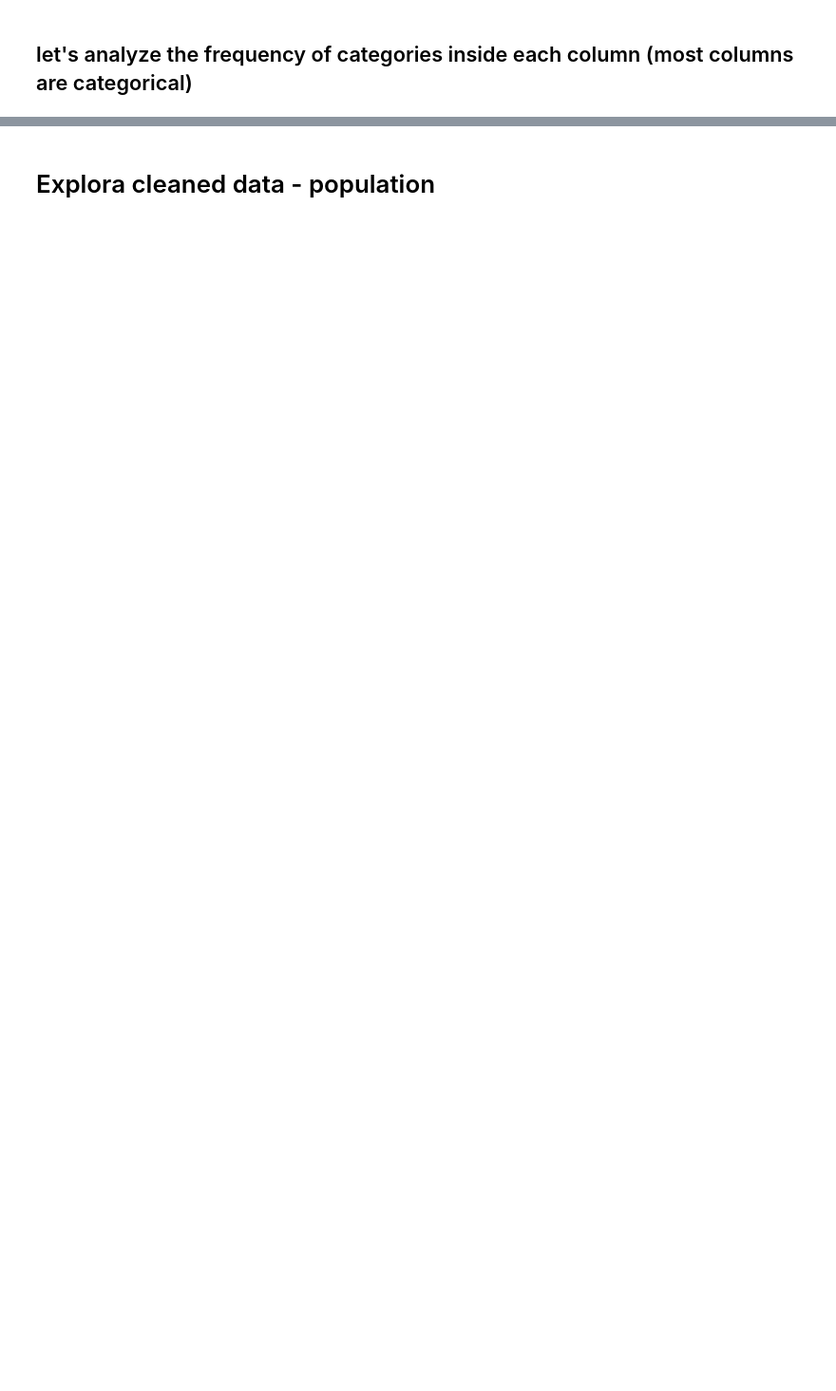
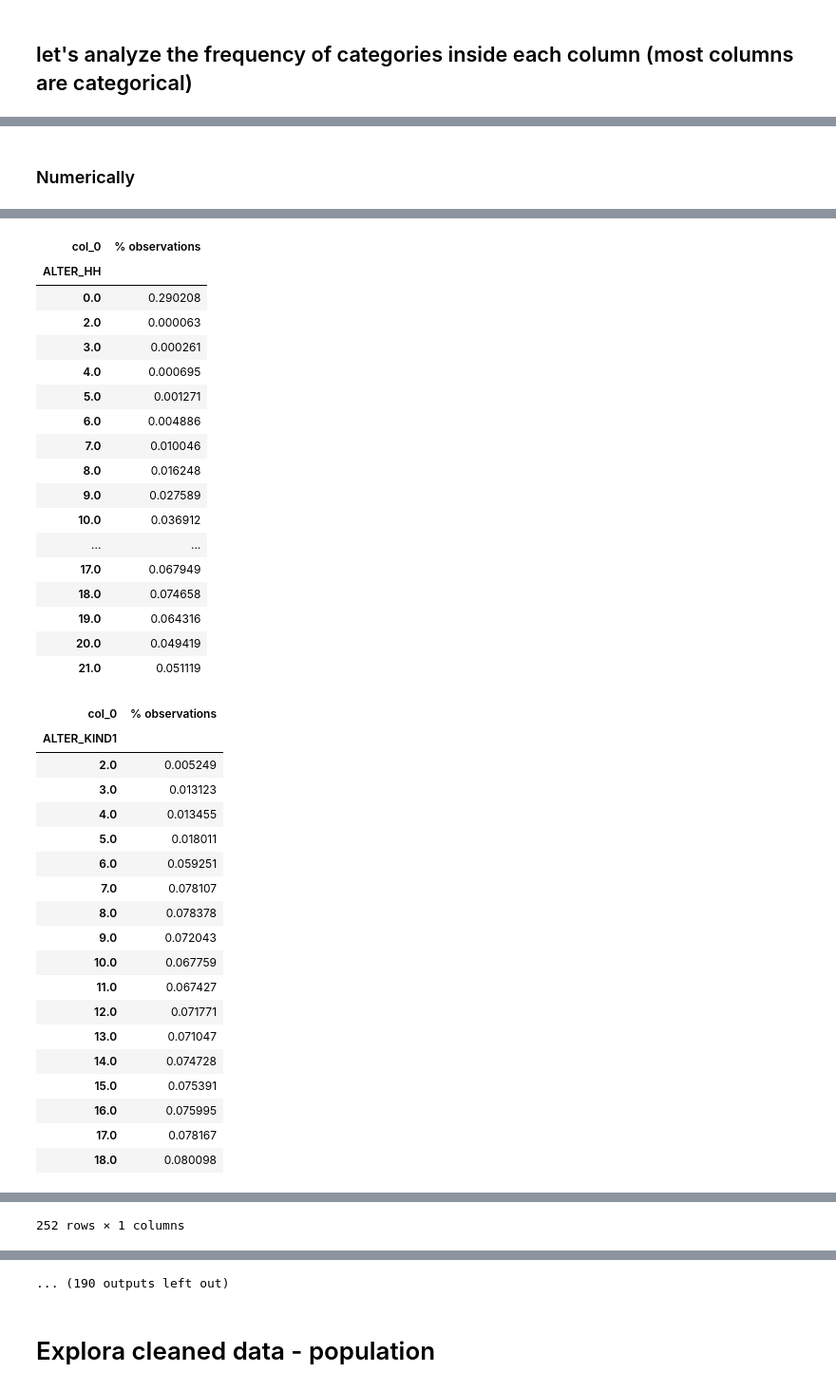
Before and after one commit to FenryrMKIII/udacity-ML-captstone, a Jupyter notebook: Arvato Project Workbook_DataExploration.ipynb, the cells around one changed output, grey strips where cells are left out. Shown at 95% size. Saved outputs shown, nothing was run; the diff lists cells and outputs as text; code cells hidden in the pictures; blank space fills up the shorter version.

```diff
--- a/Arvato Project Workbook_DataExploration.ipynb
+++ b/Arvato Project Workbook_DataExploration.ipynb
@@ -222,0 +201,11 @@ Requirement already up-to-date: pip in /home/ec2-user/anaconda3/envs/amazonei_mx
+# %% [markdown]
+### Numerically
+# %%
+filename = 'DIAS Attributes - Values 2017.xlsx'
+# %%
+pop_df_numeric = identify_numeric_from_filename(filename, pop_df_selected) # based on Excel file
+pop_df_cat = [col for col in pop_df_selected.columns if col not in pop_df_numeric]
+# %%
+for column in pop_df_cat:
+    display(pd.crosstab(index=pop_df_selected[column], columns='% observations', normalize='columns'))
+# %% [output]
@@ -222,0 +230,37 @@ Requirement already up-to-date: pip in /home/ec2-user/anaconda3/envs/amazonei_mx
+| col_0 | % observations |
+| ALTER_HH |  |
+| 0.0 | 0.290208 |
+| 2.0 | 0.000063 |
+| 3.0 | 0.000261 |
+| 4.0 | 0.000695 |
+| 5.0 | 0.001271 |
+| 6.0 | 0.004886 |
+| 7.0 | 0.010046 |
+| 8.0 | 0.016248 |
+| 9.0 | 0.027589 |
+| 10.0 | 0.036912 |
+| ... | ... |
+| 17.0 | 0.067949 |
+| 18.0 | 0.074658 |
+| 19.0 | 0.064316 |
+| 20.0 | 0.049419 |
+| 21.0 | 0.051119 |
+| col_0 | % observations |
+| ALTER_KIND1 |  |
+| 2.0 | 0.005249 |
+| 3.0 | 0.013123 |
+| 4.0 | 0.013455 |
+| 5.0 | 0.018011 |
+| 6.0 | 0.059251 |
+| 7.0 | 0.078107 |
+| 8.0 | 0.078378 |
+| 9.0 | 0.072043 |
+| 10.0 | 0.067759 |
+| 11.0 | 0.067427 |
+| 12.0 | 0.071771 |
+| 13.0 | 0.071047 |
+| 14.0 | 0.074728 |
+| 15.0 | 0.075391 |
+| 16.0 | 0.075995 |
+| 17.0 | 0.078167 |
+| 18.0 | 0.080098 |
@@ -222,0 +362 @@ Requirement already up-to-date: pip in /home/ec2-user/anaconda3/envs/amazonei_mx
+252 rows × 1 columns
@@ -223,3 +371,4 @@ Requirement already up-to-date: pip in /home/ec2-user/anaconda3/envs/amazonei_mx
+... (190 outputs left out)
 # %% [markdown]
 # Explora cleaned data - population
 # %%
```
Also changed, not shown: parts of 6 cells of this notebook, 4 other files.
